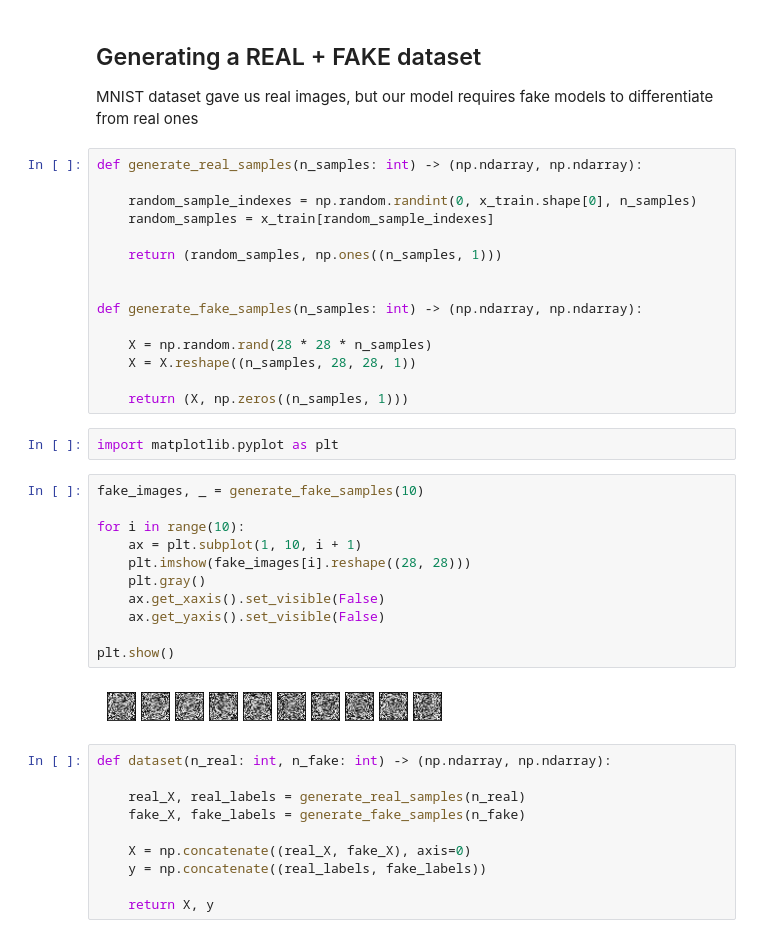
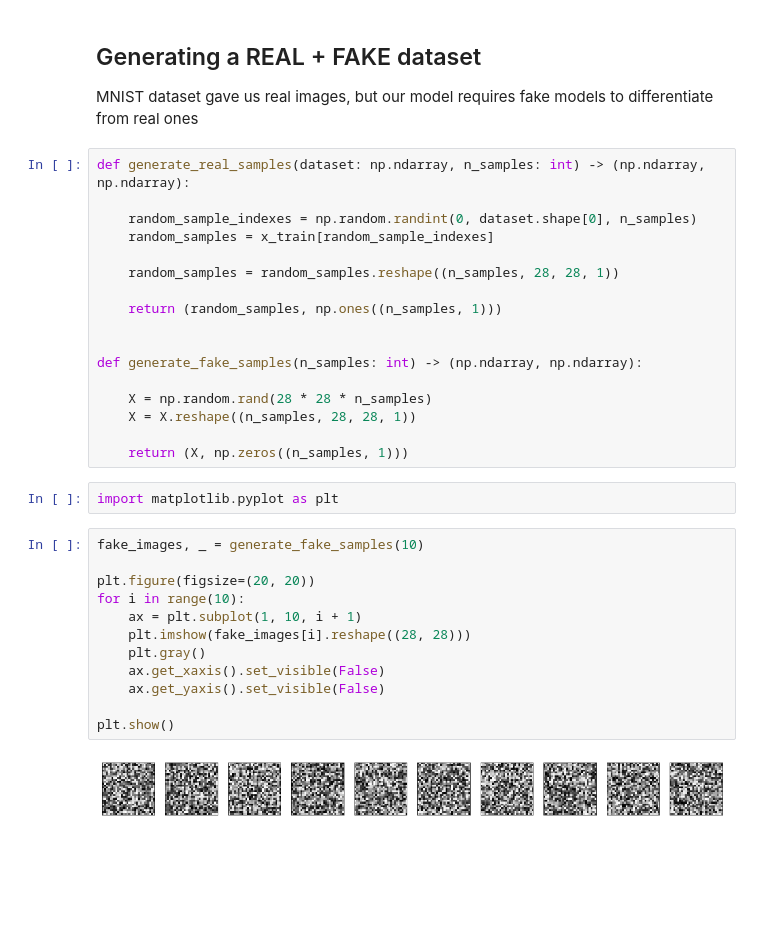
Before and after one commit to drlukas6/KerasGANs, a Jupyter notebook: MNISTGan.ipynb, the cells around one changed output. Drawn from its saved outputs; the diff is of its cells as text; blank space fills up the shorter version.

Commit message:
Before first train

```diff
--- a/MNISTGan.ipynb
+++ b/MNISTGan.ipynb
@@ -62,10 +64,12 @@ _________________________________________________________________
 ## Generating a REAL + FAKE dataset
 MNIST dataset gave us real images, but our model requires fake models to differentiate from real ones
 # %%
-def generate_real_samples(n_samples: int) -> (np.ndarray, np.ndarray):
+def generate_real_samples(dataset: np.ndarray, n_samples: int) -> (np.ndarray, np.ndarray):
 
-    random_sample_indexes = np.random.randint(0, x_train.shape[0], n_samples)
+    random_sample_indexes = np.random.randint(0, dataset.shape[0], n_samples)
     random_samples = x_train[random_sample_indexes]
+
+    random_samples = random_samples.reshape((n_samples, 28, 28, 1))
 
     return (random_samples, np.ones((n_samples, 1)))
 
@@ -81,23 +85,14 @@ import matplotlib.pyplot as plt
 # %%
 fake_images, _ = generate_fake_samples(10)
 
+plt.figure(figsize=(20, 20))
 for i in range(10):
     ax = plt.subplot(1, 10, i + 1)
     plt.imshow(fake_images[i].reshape((28, 28)))
     plt.gray()
     ax.get_xaxis().set_visible(False)
     ax.get_yaxis().set_visible(False)
 
 plt.show()
 # %% [output]
-[figure, old version]
+[figure, new version]
-# %%
-def dataset(n_real: int, n_fake: int) -> (np.ndarray, np.ndarray):
-
-    real_X, real_labels = generate_real_samples(n_real)
-    fake_X, fake_labels = generate_fake_samples(n_fake)
-
-    X = np.concatenate((real_X, fake_X), axis=0)
-    y = np.concatenate((real_labels, fake_labels))
-
-    return X, y
```
Also changed, not shown: parts of 20 cells of this notebook, 1 other file.
